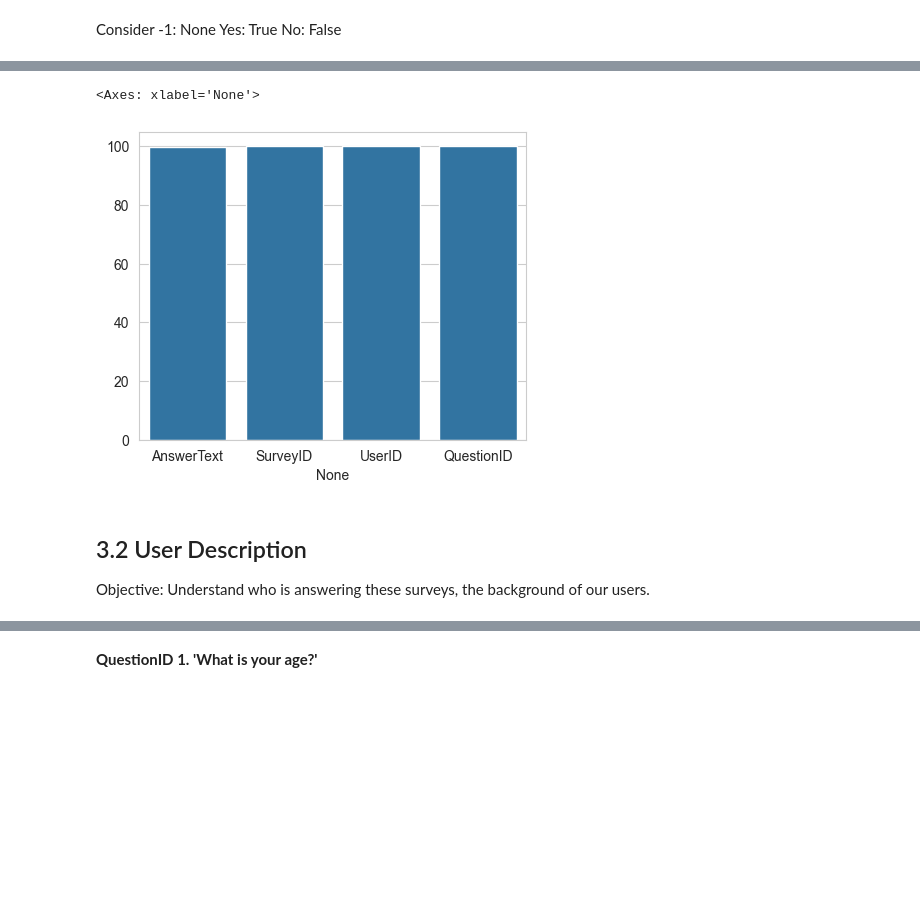
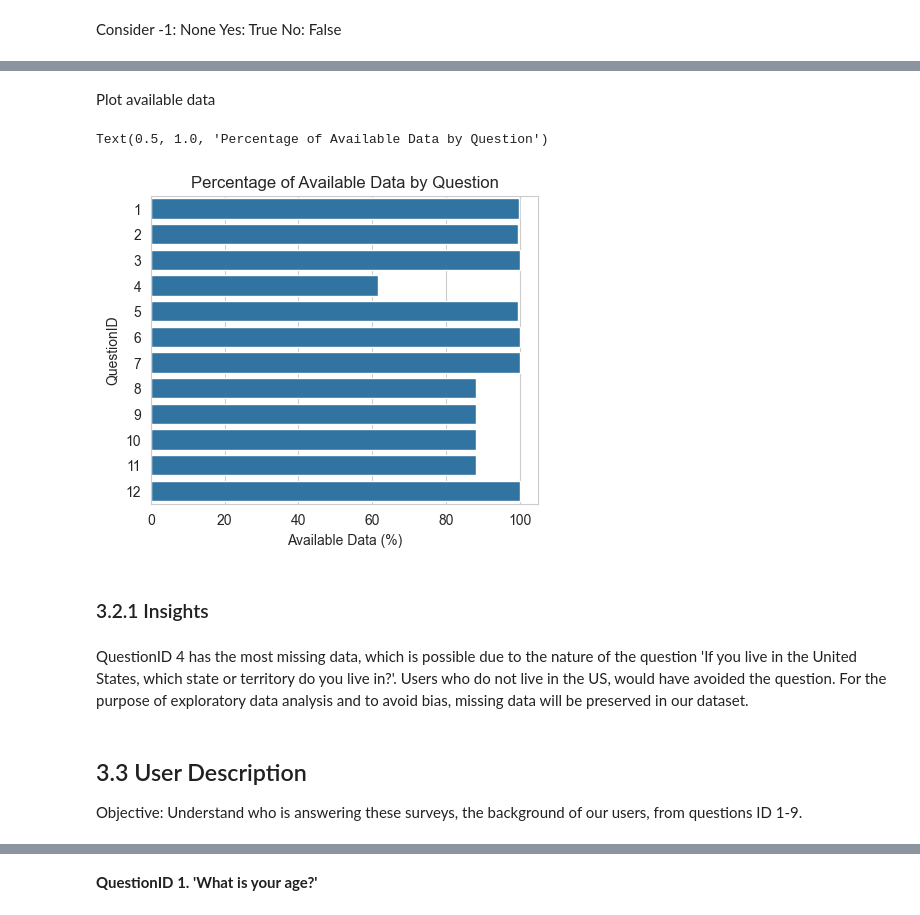
Before and after one commit to CelineChiLamNg/tech_mental_health, a Jupyter notebook: mental_health_tech.ipynb, the cells around one changed output, grey strips where cells are left out. Drawn from its saved outputs; the diff is of its cells as text; code cells hidden in the pictures; blank space fills up the shorter version.

```diff
--- a/mental_health_tech.ipynb
+++ b/mental_health_tech.ipynb
@@ -610,7 +620,7 @@ any answers under 14 and over 100 are most likely typo or users refusing to
 reveal their age. Therefor are considered None.
 # %%
 questions[0]['AnswerText'] = (questions[0]['AnswerText']
-                                      .apply(lambda x: x if 14<=x<=100 else
+                                      .apply(lambda x: x if 14<=x<=85 else
 None))
 # %% [markdown]
 ### 3.1.2 QuestionID 2
@@ -749,0 +764,10 @@ questions[11]['AnswerText'] = (questions[11]['AnswerText'].apply
+# %%
+available_data = [(1 - questions[i]['AnswerText'].isnull().mean()) * 100 for i in range(len(questions))]
+
+QuestionID = [f'{i+1}' for i in range(len(questions))]
+
+available_data_df = pd.DataFrame({
+    'QuestionID': QuestionID,
+    'Available Data (%)': available_data
+})
+available_data_df
@@ -750,15 +788,25 @@ questions[11]['AnswerText'] = (questions[11]['AnswerText'].apply
+# %% [markdown]
+Plot available data
 # %%
-available_data = (1-questions[0].isnull().mean())*100
-
 plt.figure(figsize=(5, 4))
 sns.set_style(style='whitegrid')
-sns.barplot(x=available_data.index, y=available_data
-            .values)
+sns.barplot(data=available_data_df, x='Available Data (%)',
+            y='QuestionID')
+plt.title('Percentage of Available Data by Question')
 # %% [output]
-<Axes: xlabel='None'>
+Text(0.5, 1.0, 'Percentage of Available Data by Question')
-[figure, old version]
+[figure, new version]
+# %% [markdown]
+### 3.2.1 Insights
+# %% [markdown]
+QuestionID 4 has the most missing data, which is possible due to the nature
+of the question 'If you live in the United States, which state or territory
+do you live in?'. Users who do not live in the US, would have avoided the
+question.
+For the purpose of exploratory data analysis and to avoid bias, missing data
+will be preserved in our dataset.
 # %% [markdown]
-## 3.2 User Description
+## 3.3 User Description
 Objective:
 Understand who is answering these surveys, the background of our
-users.
+users, from questions ID 1-9.
```
Also changed, not shown: parts of 14 cells of this notebook, 1 other file.
